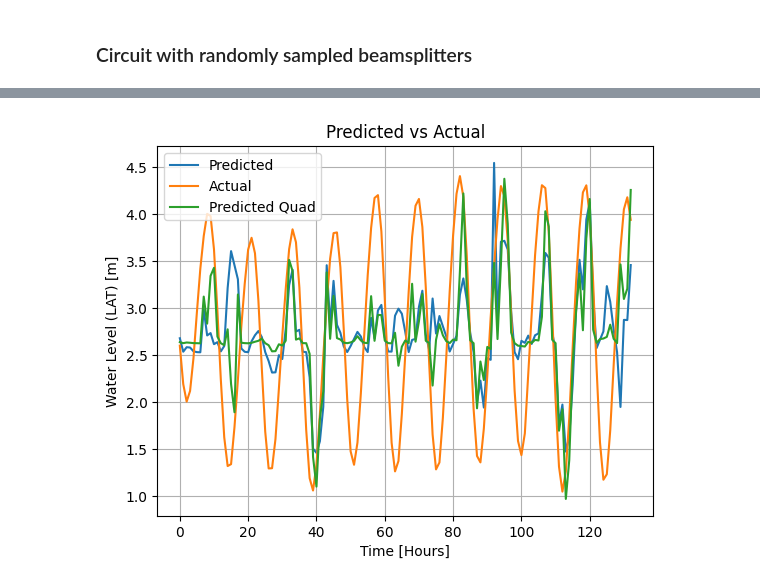
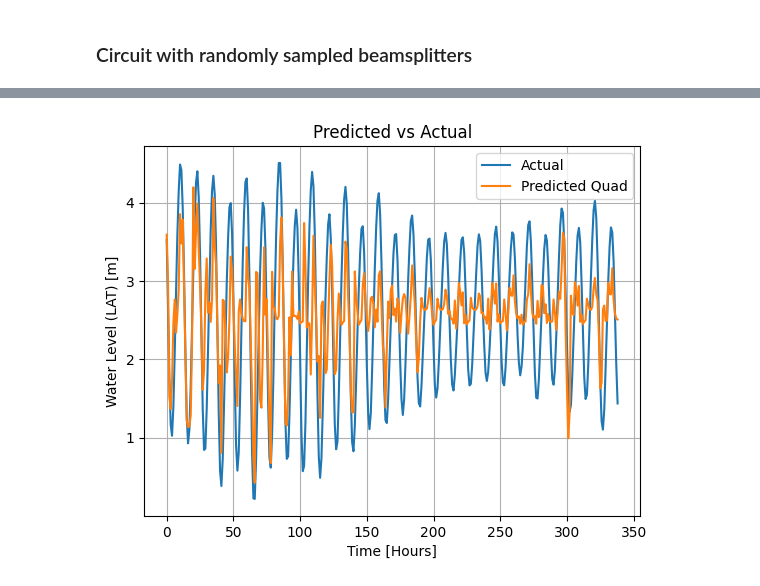
Before and after one commit to MauriceDHanisch/LOQCathon_qReservoir, a Jupyter notebook: RC_Method_1/Notebook_Vini.ipynb, the cells around one changed output, grey strips where cells are left out. Saved outputs shown, nothing was run; the diff lists cells and outputs as text; code cells hidden in the pictures.

```diff
--- a/RC_Method_1/Notebook_Vini.ipynb
+++ b/RC_Method_1/Notebook_Vini.ipynb
@@ -140,9 +164,9 @@ def set_circuit_parameters(circuit, parameter_matrix):
 # %% [markdown]
 # Data
 # %%
-data = pd.read_csv("IrishNationalTideGaugeNetwork_8eaa_cdad_02f5.csv")
+data = pd.read_csv("IrishNationalTideGaugeNetwork_070c_f250_eaf8.csv")
 data = data["Water_Level_LAT"].drop(0).astype(float)
-data = data.groupby(data.index // 12).mean()
+data = data.groupby(data.index // 12).mean()[:400]
 plt.plot(data.index, data.values)
 # %% [output]
 [<matplotlib.lines.Line2D at 0x...>]
@@ -342,0 +355,18 @@ print(sampled_indices)
+# %%
+BS_INDEX = [3,2,1,0] + random_indices_with_repeats(N_MODES-1, 2*(N_MODES-1))
+print(BS_INDEX)
+parameter_matrix = np.random.rand(len(BS_INDEX)) * 2 * np.pi
+
+print(parameter_matrix)
+processor = pcvl.Processor("SLOS", N_MODES + 2 * NUM_ANCILLAS)
+# Add circuit beam splitters and connector to ancilla
+processor.add(N_MODES, pcvl.BS(theta=2 * np.pi * data_renormalized[i]))
+# add BS cascade to ensure full connectivity and add random BS
+for j, index in enumerate(BS_INDEX):
+    processor.add(index, pcvl.BS(pcvl.P(f"theta_{j}")))
+# add loss channel to each mode
+for i in range(N_MODES):
+    processor.add(i, pcvl.LC(0.10))
+print(processor.get_circuit_parameters())
+set_processor_parameters(processor, parameter_matrix)
+pcvl.pdisplay(processor)
@@ -422,21 +619,26 @@ from sklearn.preprocessing import PolynomialFeatures
 X = expectation_matrix[:-1]
 y = data[1:]
 y = y.to_numpy()
-X_train, X_test, y_train, y_test = train_test_split(X, y, test_size=0.2, random_state=0, shuffle=False)
+X_train, X_test, y_train, y_test = train_test_split(X, y, test_size=0.15, random_state=0, shuffle=False)
+print(f"X_train shape {X_train.shape}")
+print(f"y_train shape {y_train.shape}")
+print(f"X_test shape {X_test.shape}")
+print(f"y_test shape {y_test.shape}")
 
 # Using RidgeCV for Ridge Regression with built-in cross-validation
 ridge_cv = make_pipeline(StandardScaler(), RidgeCV(alphas=np.logspace(-4, -4, 500), cv=10))
+ridge = make_pipeline(Ridge(alpha=2))
 
 # Train the model
-ridge_cv.fit(X_train, y_train)
+ridge.fit(X_train, y_train)
 
 # Extract the best alpha and model's coefficients
-best_alpha_cv = ridge_cv.named_steps['ridgecv'].alpha_
-coefficients = ridge_cv.named_steps['ridgecv'].coef_
+# best_alpha_cv = ridge.named_steps['ridgecv'].alpha_
+# coefficients = ridge.named_steps['ridgecv'].coef_
 
 # Evaluate the model
-y_pred_cv = ridge_cv.predict(X_test)
+y_pred_cv = ridge.predict(X_test)
 test_mse_cv = mean_squared_error(y_test, y_pred_cv)
 
-best_alpha_cv, test_mse_cv, coefficients
+# best_alpha_cv, test_mse_cv, coefficients
 # %% [output]
@@ -446,7 +649,7 @@ best_alpha_cv, test_mse_cv, coefficients
 # %%
 poly = PolynomialFeatures(degree=4)
 expectations_matrix_quad = poly.fit_transform(X_train)
-reg_ridge = Ridge(alpha=100).fit(expectations_matrix_quad, y_train)
+reg_ridge = Ridge(alpha=2).fit(expectations_matrix_quad, y_train)
 test_expectation_matrix_quad = poly.fit_transform(X_test)
 # Make predictions using the quadratic model
 predicted_data_quad = reg_ridge.predict(test_expectation_matrix_quad)
@@ -464,16 +669,16 @@ plt.grid(True)
 # %%
-y_pred_train = ridge_cv.predict(X_train)
+y_pred_train = ridge.predict(X_train)
 predicted_data_quad_train = reg_ridge.predict(expectations_matrix_quad)
-plt.plot(y_pred_train, label="Predicted")
+# plt.plot(y_pred_train, label="Predicted")
 plt.plot(y_train, label="Actual")
 plt.plot(predicted_data_quad_train, label="Predicted Quad")
 plt.title('Predicted vs Actual')
 plt.xlabel('Time [Hours]')
 plt.ylabel('Water Level (LAT) [m]')
 plt.legend()
 plt.grid(True)
 # %% [output]
-[figure, old version]
+[figure, new version]
 # %%
 source = pcvl.Source(emission_probability=0.7, multiphoton_component=0.1)
 p = pcvl.Processor("SLOS", circuit, source)
```
Also changed, not shown: parts of 10 cells of this notebook, 1 other file.
